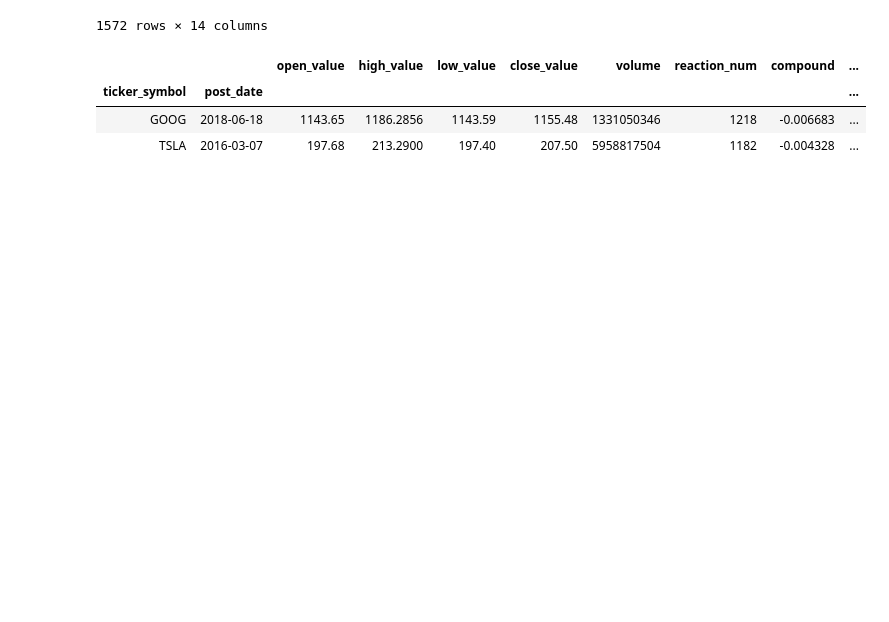
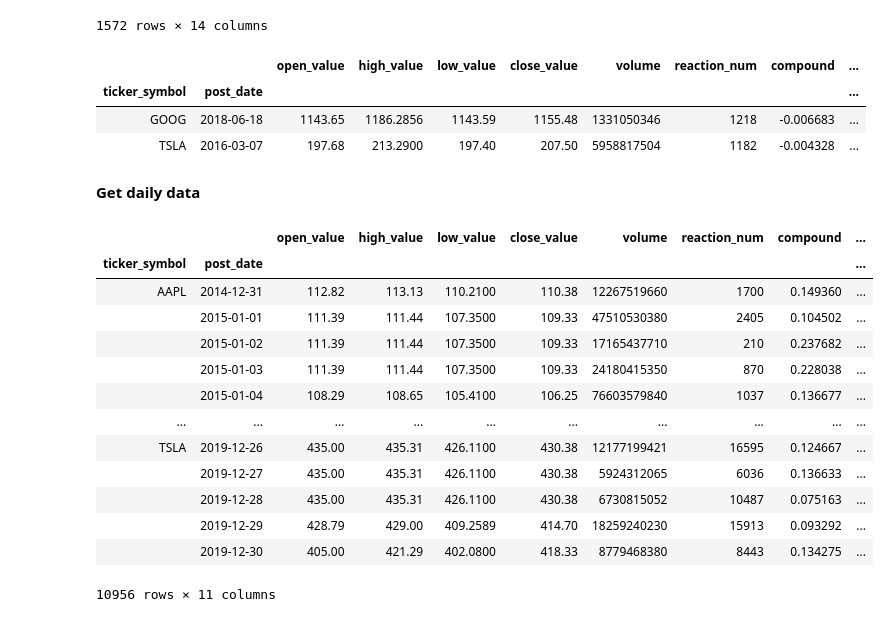
Before and after one commit to heatherpieszala/w207_final_project, a Jupyter notebook: w207_final_project/notebooks/heather_eda.ipynb, the cells around one changed output. Drawn from its saved outputs; the diff is of its cells as text; code cells hidden in the pictures; blank space fills up the shorter version.

Commit message:
added daily data - 10K samples

```diff
--- a/w207_final_project/notebooks/heather_eda.ipynb
+++ b/w207_final_project/notebooks/heather_eda.ipynb
@@ -175,3 +175,30 @@ summary_df[summary_df['compound']<0]
 | TSLA | 2016-03-07 | 197.68 | 213.2900 | 197.40 | 207.50 | 5958817504 | 1182 | -0.004328 | ... |
 # %%
 summary_df.to_csv(processed_data_directory_path+'weekly_data.csv')
+# %% [markdown]
+<b>Get daily data</b>
+# %%
+offset = pd.offsets.timedelta(days=-1)
+# %%
+test_df = deepcopy(main_df)
+test_df.set_index('post_date', inplace = True)
+test_df.index = pd.to_datetime(test_df.index)
+# %%
+daily_df = test_df.groupby('ticker_symbol').resample('D', loffset=offset).apply(logic)
+# %%
+daily_df
+# %% [output]
+|  |  | open_value | high_value | low_value | close_value | volume | reaction_num | compound | ... |
+| ticker_symbol | post_date |  |  |  |  |  |  |  | ... |
+| AAPL | 2014-12-31 | 112.82 | 113.13 | 110.2100 | 110.38 | 12267519660 | 1700 | 0.149360 | ... |
+|  | 2015-01-01 | 111.39 | 111.44 | 107.3500 | 109.33 | 47510530380 | 2405 | 0.104502 | ... |
+|  | 2015-01-02 | 111.39 | 111.44 | 107.3500 | 109.33 | 17165437710 | 210 | 0.237682 | ... |
+|  | 2015-01-03 | 111.39 | 111.44 | 107.3500 | 109.33 | 24180415350 | 870 | 0.228038 | ... |
+|  | 2015-01-04 | 108.29 | 108.65 | 105.4100 | 106.25 | 76603579840 | 1037 | 0.136677 | ... |
+| ... | ... | ... | ... | ... | ... | ... | ... | ... | ... |
+| TSLA | 2019-12-26 | 435.00 | 435.31 | 426.1100 | 430.38 | 12177199421 | 16595 | 0.124667 | ... |
+|  | 2019-12-27 | 435.00 | 435.31 | 426.1100 | 430.38 | 5924312065 | 6036 | 0.136633 | ... |
+|  | 2019-12-28 | 435.00 | 435.31 | 426.1100 | 430.38 | 6730815052 | 10487 | 0.075163 | ... |
+|  | 2019-12-29 | 428.79 | 429.00 | 409.2589 | 414.70 | 18259240230 | 15913 | 0.093292 | ... |
+|  | 2019-12-30 | 405.00 | 421.29 | 402.0800 | 418.33 | 8779468380 | 8443 | 0.134275 | ... |
+10956 rows × 11 columns
```
Also changed, not shown: parts of 4 cells of this notebook, 1 other file.
